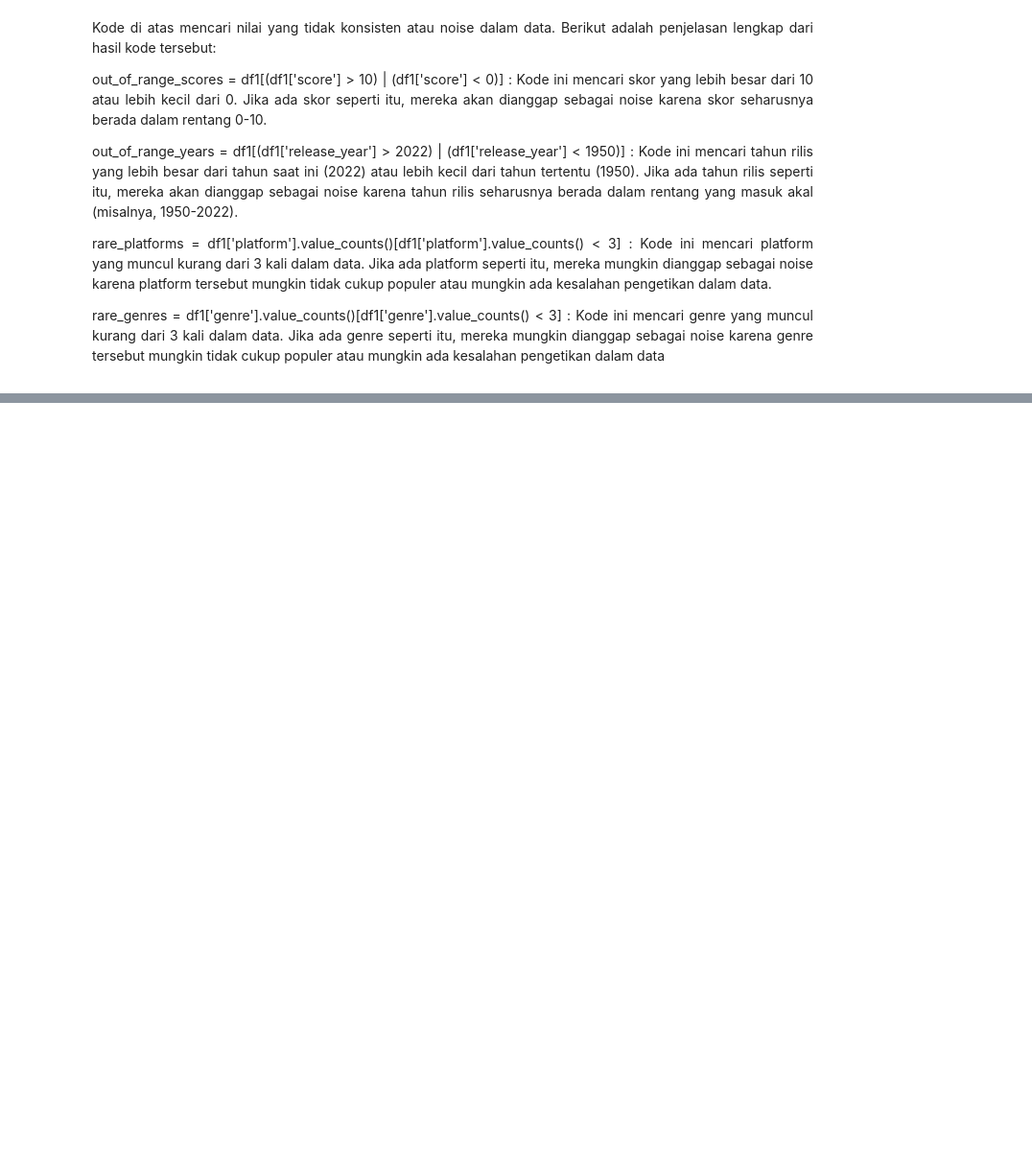
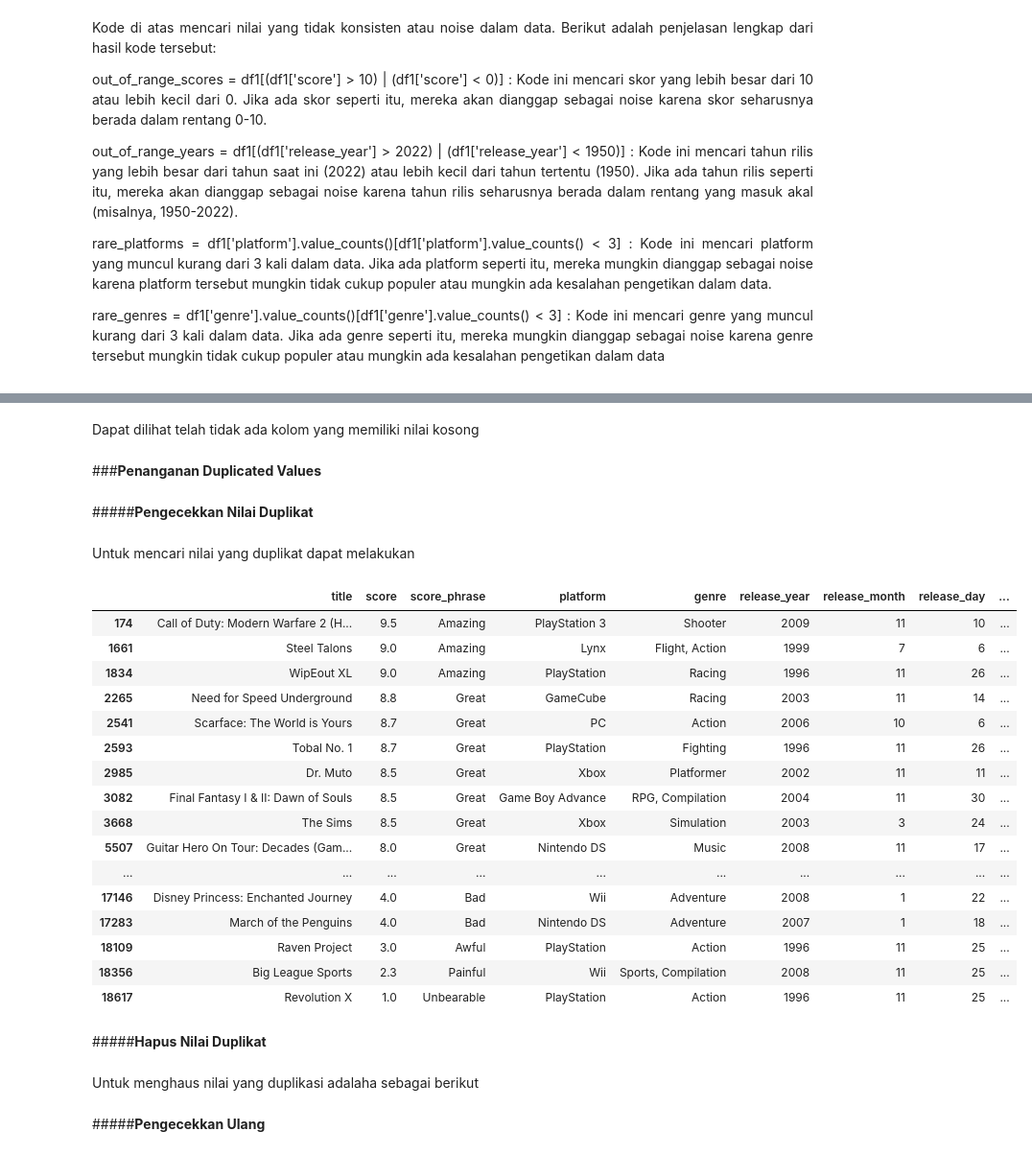
Before and after one commit to mhnbl/Muhammad-Nabil_046_Data-Mining, a Jupyter notebook: Muhammad_Nabil_2209116046.ipynb, the cells around one changed output, grey strips where cells are left out. Shown at 96% size. Drawn from its saved outputs; the diff is of its cells as text; code cells hidden in the pictures; blank space fills up the shorter version.

```diff
--- a/Muhammad_Nabil_2209116046.ipynb
+++ b/Muhammad_Nabil_2209116046.ipynb
@@ -440,0 +554,2 @@ Name: genre, dtype: int64
+# %%
+df['genre'] = df['genre'].fillna(df['genre'].mode()[0])
@@ -440,0 +572,2 @@ Name: genre, dtype: int64
+# %%
+df['average_genre_score'] = df['average_genre_score'].fillna(df['average_genre_score'].dropna().mean())
@@ -440,0 +588,2 @@ Name: genre, dtype: int64
+# %%
+df['genre_code'] = df['genre_code'].fillna(df['genre_code'].dropna().mean())
@@ -440,0 +610,32 @@ Name: genre, dtype: int64
+# %% [markdown]
+Dapat dilihat telah tidak ada kolom yang memiliki nilai kosong
+# %% [markdown]
+###**Penanganan Duplicated Values**
+# %% [markdown]
+#####**Pengecekkan Nilai Duplikat**
+# %% [markdown]
+Untuk mencari nilai yang duplikat dapat melakukan
+# %%
+df[df.duplicated()]
+# %% [output]
+|  | title | score | score_phrase | platform | genre | release_year | release_month | release_day | ... |
+| 174 | Call of Duty: Modern Warfare 2 (H... | 9.5 | Amazing | PlayStation 3 | Shooter | 2009 | 11 | 10 | ... |
+| 1661 | Steel Talons | 9.0 | Amazing | Lynx | Flight, Action | 1999 | 7 | 6 | ... |
+| 1834 | WipEout XL | 9.0 | Amazing | PlayStation | Racing | 1996 | 11 | 26 | ... |
+| 2265 | Need for Speed Underground | 8.8 | Great | GameCube | Racing | 2003 | 11 | 14 | ... |
+| 2541 | Scarface: The World is Yours | 8.7 | Great | PC | Action | 2006 | 10 | 6 | ... |
+| 2593 | Tobal No. 1 | 8.7 | Great | PlayStation | Fighting | 1996 | 11 | 26 | ... |
+| 2985 | Dr. Muto | 8.5 | Great | Xbox | Platformer | 2002 | 11 | 11 | ... |
+| 3082 | Final Fantasy I & II: Dawn of Souls | 8.5 | Great | Game Boy Advance | RPG, Compilation | 2004 | 11 | 30 | ... |
+| 3668 | The Sims | 8.5 | Great | Xbox | Simulation | 2003 | 3 | 24 | ... |
+| 5507 | Guitar Hero On Tour: Decades (Gam... | 8.0 | Great | Nintendo DS | Music | 2008 | 11 | 17 | ... |
+| ... | ... | ... | ... | ... | ... | ... | ... | ... | ... |
+| 17146 | Disney Princess: Enchanted Journey | 4.0 | Bad | Wii | Adventure | 2008 | 1 | 22 | ... |
+| 17283 | March of the Penguins | 4.0 | Bad | Nintendo DS | Adventure | 2007 | 1 | 18 | ... |
+| 18109 | Raven Project | 3.0 | Awful | PlayStation | Action | 1996 | 11 | 25 | ... |
+| 18356 | Big League Sports | 2.3 | Painful | Wii | Sports, Compilation | 2008 | 11 | 25 | ... |
+| 18617 | Revolution X | 1.0 | Unbearable | PlayStation | Action | 1996 | 11 | 25 | ... |
+# %% [markdown]
+#####**Hapus Nilai Duplikat**
+# %% [markdown]
+Untuk menghaus nilai yang duplikasi adalaha sebagai berikut
@@ -440,0 +644,2 @@ Name: genre, dtype: int64
+# %% [markdown]
+#####**Pengecekkan Ulang**
```
Also changed, not shown: parts of 57 cells of this notebook.
